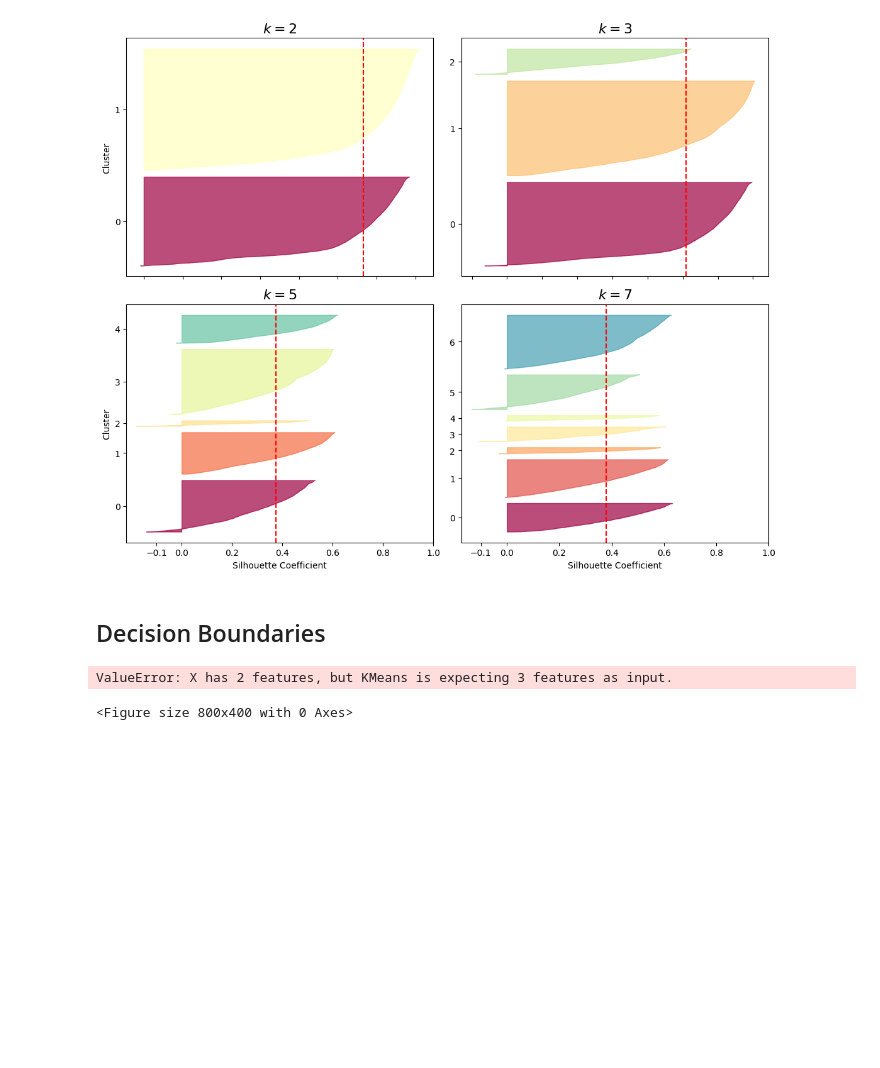
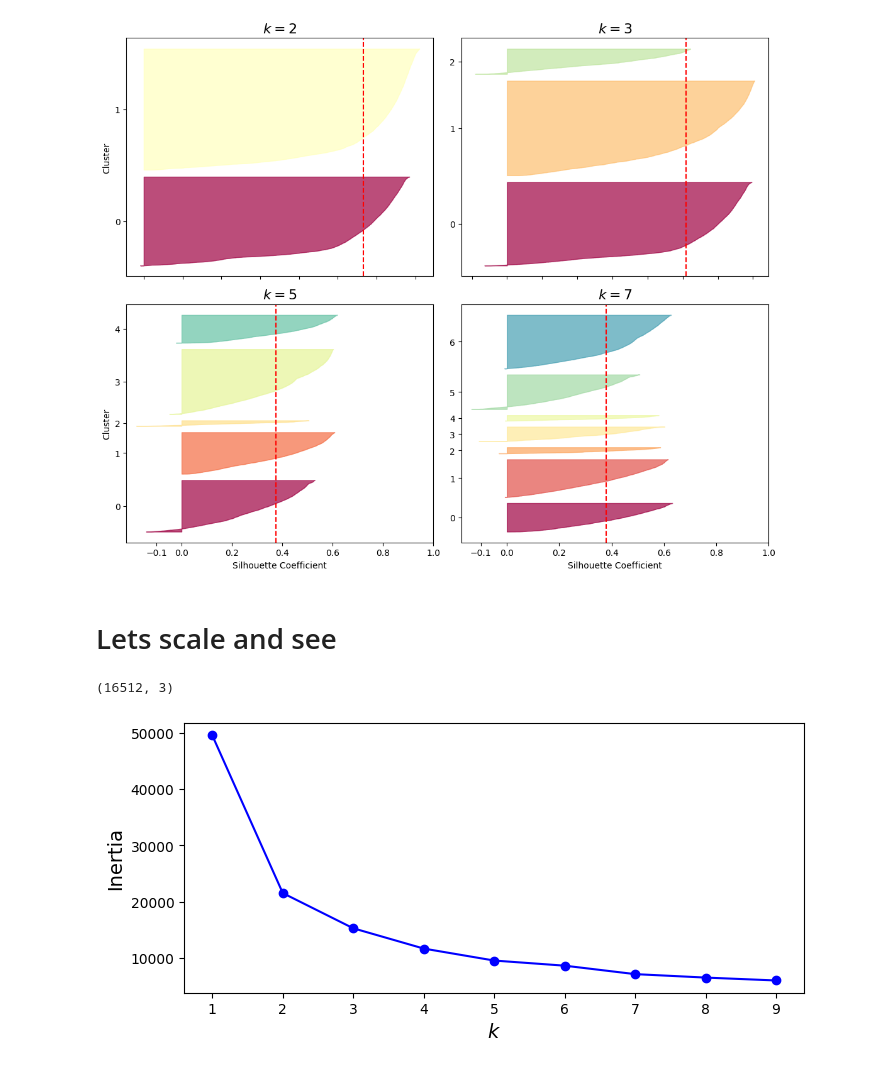
Before and after one commit to FelixH-git/SVM-Pipeline, a Jupyter notebook: labb6.ipynb, the cells around one changed output. Cells and saved outputs as stored; diff of their text form; code cells hidden in the pictures; blank space fills up the shorter version.

```diff
--- a/labb6.ipynb
+++ b/labb6.ipynb
@@ -200,5 +184,3 @@ plt.tight_layout()
 plt.show()
 # %% [output]
 [figure]
-# %% [markdown]
-## Decision Boundaries
@@ -246,7 +187,26 @@ def plot_decision_boundaries(clusterer, X, resolution=1000, show_centroids=True,
-# %%
-plt.figure(figsize=(8, 4))
-plot_decision_boundaries(kmeans, X)
-plt.show()
-# %% [output]
-ValueError: X has 2 features, but KMeans is expecting 3 features as input.
-<Figure size 800x400 with 0 Axes>
+# %% [markdown]
+# Lets scale and see
+# %%
+from sklearn.preprocessing import StandardScaler
+
+scaler = StandardScaler()
+X_scaled = scaler.fit_transform(train_set[["longitude","latitude","median_income"]].values)
+
+# then run KMeans on X_scaled
+kmeans_per_k = [KMeans(n_clusters=k, random_state=42).fit(X_scaled)
+                for k in range(1, 10)]
+inertias = [model.inertia_ for model in kmeans_per_k]
+# %%
+X_scaled.shape
+# %% [output]
+(16512, 3)
+# %%
+plt.figure(figsize=(8, 3.5))
+plt.plot(range(1, 10), inertias, "bo-")
+plt.xlabel("$k$", fontsize=14)
+plt.ylabel("Inertia", fontsize=14)
+
+#plt.axis([1, 8.5, 0, 1300])
+plt.show()
+# %% [output]
+[figure, added]
```
Also changed, not shown: parts of 22 cells of this notebook.
